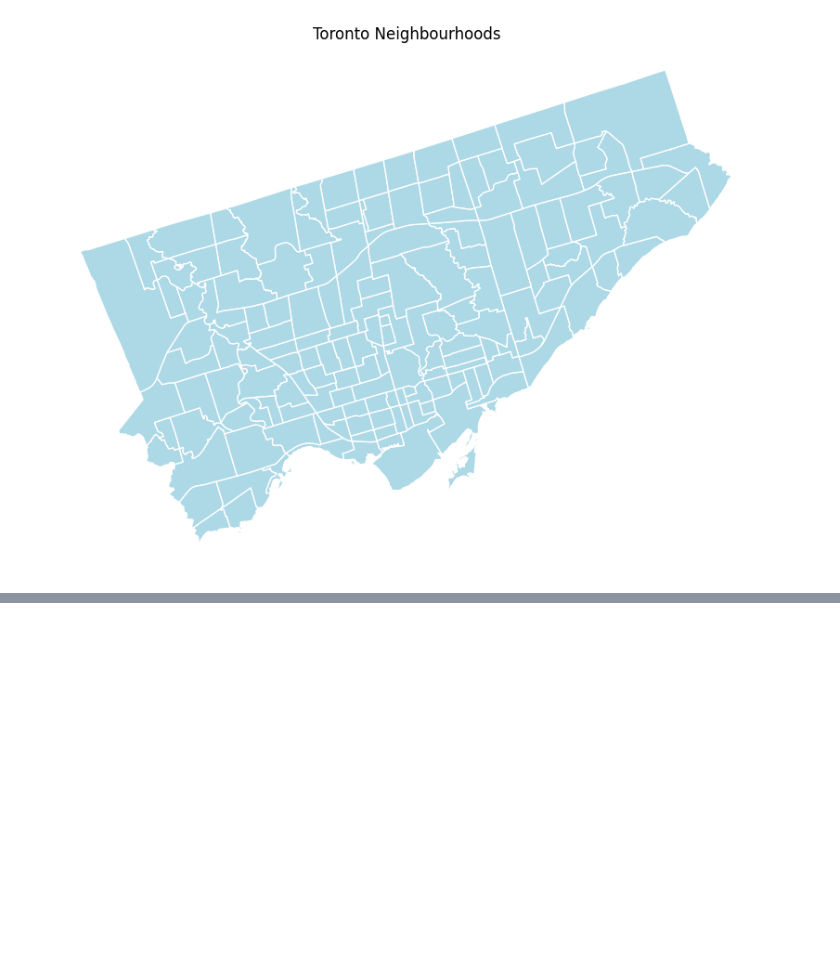
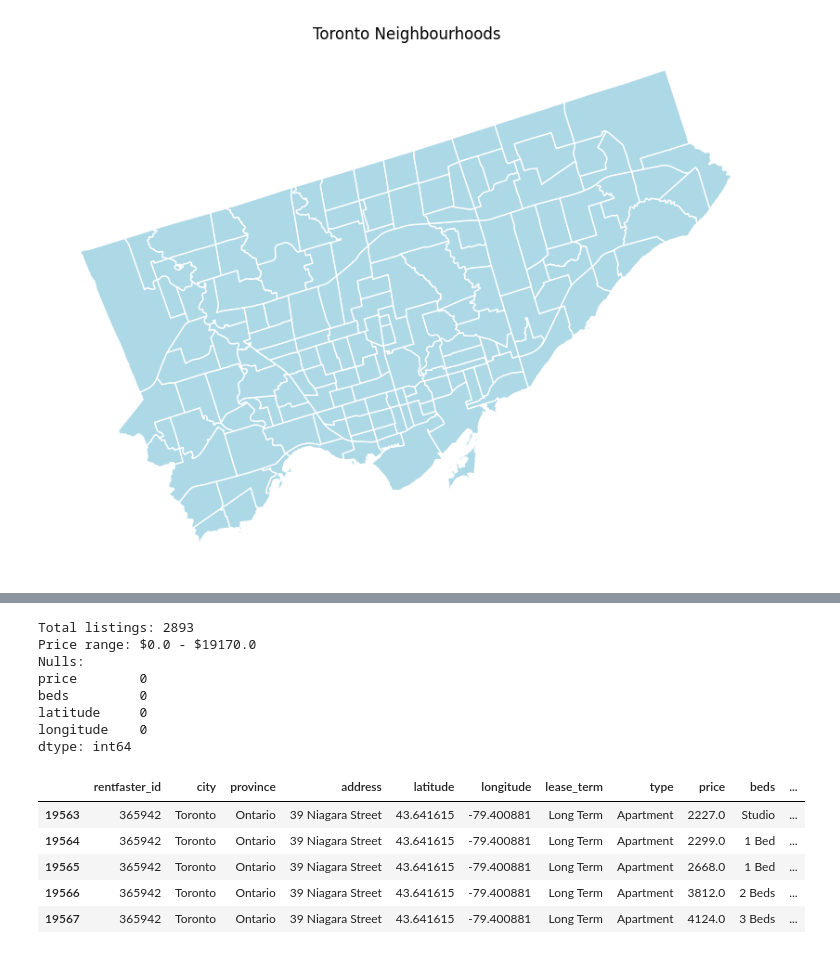
Before and after one commit to Kafui-Ayegbe-dev/toronto-affordability-index, a Jupyter notebook: notebooks/affordability_analysis.ipynb, the cells around one changed output, grey strips where cells are left out. Cells and saved outputs as stored; diff of their text form; code cells hidden in the pictures; blank space fills up the shorter version.

```diff
--- a/notebooks/affordability_analysis.ipynb
+++ b/notebooks/affordability_analysis.ipynb
@@ -78,0 +95,23 @@ plt.show()
+# %%
+# filter for Toronto only
+toronto_rentals = rentals[rentals['city'].str.lower() == 'toronto']
+
+print(f"Total listings: {len(toronto_rentals)}")
+print(f"Price range: ${toronto_rentals['price'].min()} - ${toronto_rentals['price'].max()}")
+print(f"Nulls:\n{toronto_rentals[['price', 'beds', 'latitude', 'longitude']].isnull().sum()}")
+toronto_rentals.head()
+# %% [output]
+Total listings: 2893
+Price range: $0.0 - $19170.0
+Nulls:
+price        0
+beds         0
+latitude     0
+longitude    0
+dtype: int64
+|  | rentfaster_id | city | province | address | latitude | longitude | lease_term | type | price | beds | ... |
+| 19563 | 365942 | Toronto | Ontario | 39 Niagara Street | 43.641615 | -79.400881 | Long Term | Apartment | 2227.0 | Studio | ... |
+| 19564 | 365942 | Toronto | Ontario | 39 Niagara Street | 43.641615 | -79.400881 | Long Term | Apartment | 2299.0 | 1 Bed | ... |
+| 19565 | 365942 | Toronto | Ontario | 39 Niagara Street | 43.641615 | -79.400881 | Long Term | Apartment | 2668.0 | 1 Bed | ... |
+| 19566 | 365942 | Toronto | Ontario | 39 Niagara Street | 43.641615 | -79.400881 | Long Term | Apartment | 3812.0 | 2 Beds | ... |
+| 19567 | 365942 | Toronto | Ontario | 39 Niagara Street | 43.641615 | -79.400881 | Long Term | Apartment | 4124.0 | 3 Beds | ... |
```
Also changed, not shown: parts of 2 cells of this notebook.
